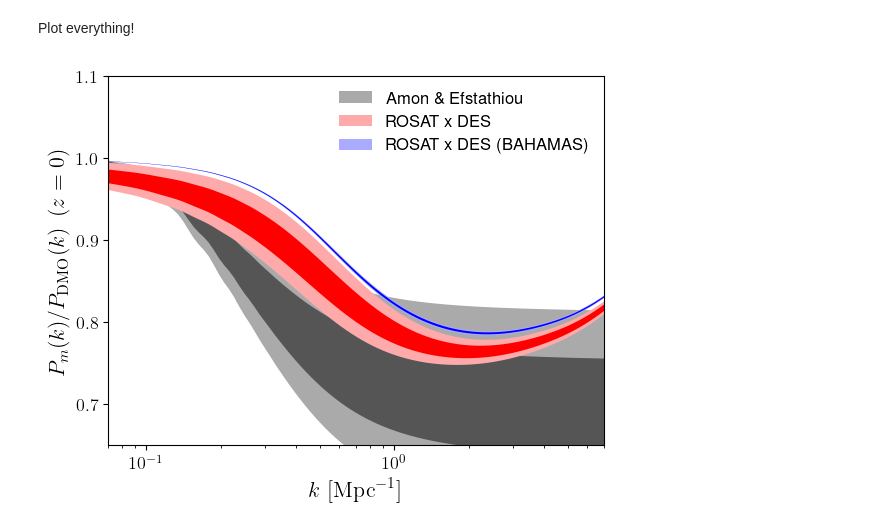
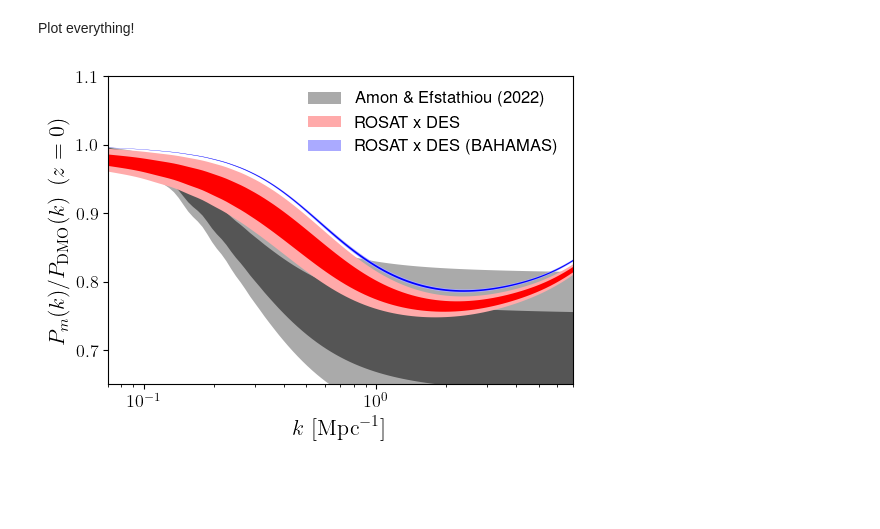
Before and after one commit to Cosmotheka/Cosmotheka_likelihoods, a Jupyter notebook: papers/ROSATx/BaryonicEffects.ipynb, the cells around one changed output. Cells and saved outputs as stored; diff of their text form; code cells hidden in the pictures; blank space fills up the shorter version.

```diff
--- a/papers/ROSATx/BaryonicEffects.ipynb
+++ b/papers/ROSATx/BaryonicEffects.ipynb
@@ -93,24 +93,27 @@ rat_std_Am = np.sqrt(np.sum(pAmods[:, None, None] * ratios**2, axis=0)/pnorm - r
 # %% [markdown]
 Plot everything!
 # %%
-plt.fill_between(ks, rat_mean_Am[0]-2*rat_std_Am[0], rat_mean_Am[0]+2*rat_std_Am[0],
-                 facecolor='#AAAAAA', label='Amon \& Efstathiou')
-plt.fill_between(ks, rat_mean_Am[0]-rat_std_Am[0], rat_mean_Am[0]+rat_std_Am[0],
-                 facecolor='#555555')
-plt.fill_between(ks, rat_mean_ch[0]-2*rat_std_ch[0], rat_mean_ch[0]+2*rat_std_ch[0],
-                 facecolor='#FFAAAA', label='ROSAT x DES')
-plt.fill_between(ks, rat_mean_ch[0]-rat_std_ch[0], rat_mean_ch[0]+rat_std_ch[0],
-                 facecolor='#FF0000')
-plt.fill_between(ks, rat_mean_lT[0]-2*rat_std_lT[0], rat_mean_lT[0]+2*rat_std_lT[0],
-                 facecolor='#AAAAFF', label='ROSAT x DES (BAHAMAS)')
-plt.fill_between(ks, rat_mean_lT[0]-rat_std_lT[0], rat_mean_lT[0]+rat_std_lT[0],
-                 facecolor='#0000FF')
-plt.xscale('log')
-plt.xlim([0.07, 7.])
-plt.ylim([0.65, 1.1])
-plt.legend(frameon=False, fontsize=12)
-plt.xlabel(r'$k\,\,[{\rm Mpc}^{-1}]$', fontsize=16)
-plt.ylabel(r'$P_m(k)/P_{\rm DMO}(k)\,\,\,(z=0)$', fontsize=16)
-plt.gca().tick_params(axis='both', labelsize=13)
+plt.figure(figsize=(6, 4))
+ax = plt.gca()
+ax.fill_between(ks, rat_mean_Am[0]-2*rat_std_Am[0], rat_mean_Am[0]+2*rat_std_Am[0],
+                facecolor='#AAAAAA', label='Amon \& Efstathiou (2022)')
+ax.fill_between(ks, rat_mean_Am[0]-rat_std_Am[0], rat_mean_Am[0]+rat_std_Am[0],
+                facecolor='#555555')
+ax.fill_between(ks, rat_mean_ch[0]-2*rat_std_ch[0], rat_mean_ch[0]+2*rat_std_ch[0],
+                facecolor='#FFAAAA', label='ROSAT x DES')
+ax.fill_between(ks, rat_mean_ch[0]-rat_std_ch[0], rat_mean_ch[0]+rat_std_ch[0],
+                facecolor='#FF0000')
+ax.fill_between(ks, rat_mean_lT[0]-2*rat_std_lT[0], rat_mean_lT[0]+2*rat_std_lT[0],
+                facecolor='#AAAAFF', label='ROSAT x DES (BAHAMAS)')
+ax.fill_between(ks, rat_mean_lT[0]-rat_std_lT[0], rat_mean_lT[0]+rat_std_lT[0],
+                facecolor='#0000FF')
+ax.set_xscale('log')
+ax.set_xlim([0.07, 7.])
+ax.set_ylim([0.65, 1.1])
+ax.legend(frameon=False, fontsize=12)
+ax.set_xlabel(r'$k\,\,[{\rm Mpc}^{-1}]$', fontsize=16)
+ax.set_ylabel(r'$P_m(k)/P_{\rm DMO}(k)\,\,\,(z=0)$', fontsize=16)
+ax.tick_params(axis='both', labelsize=13)
+plt.savefig('baryon_boost.pdf', bbox_inches='tight')
 # %% [output]
-[figure, old version]
+[figure, new version]
```
Also changed, not shown: 1 other file.
